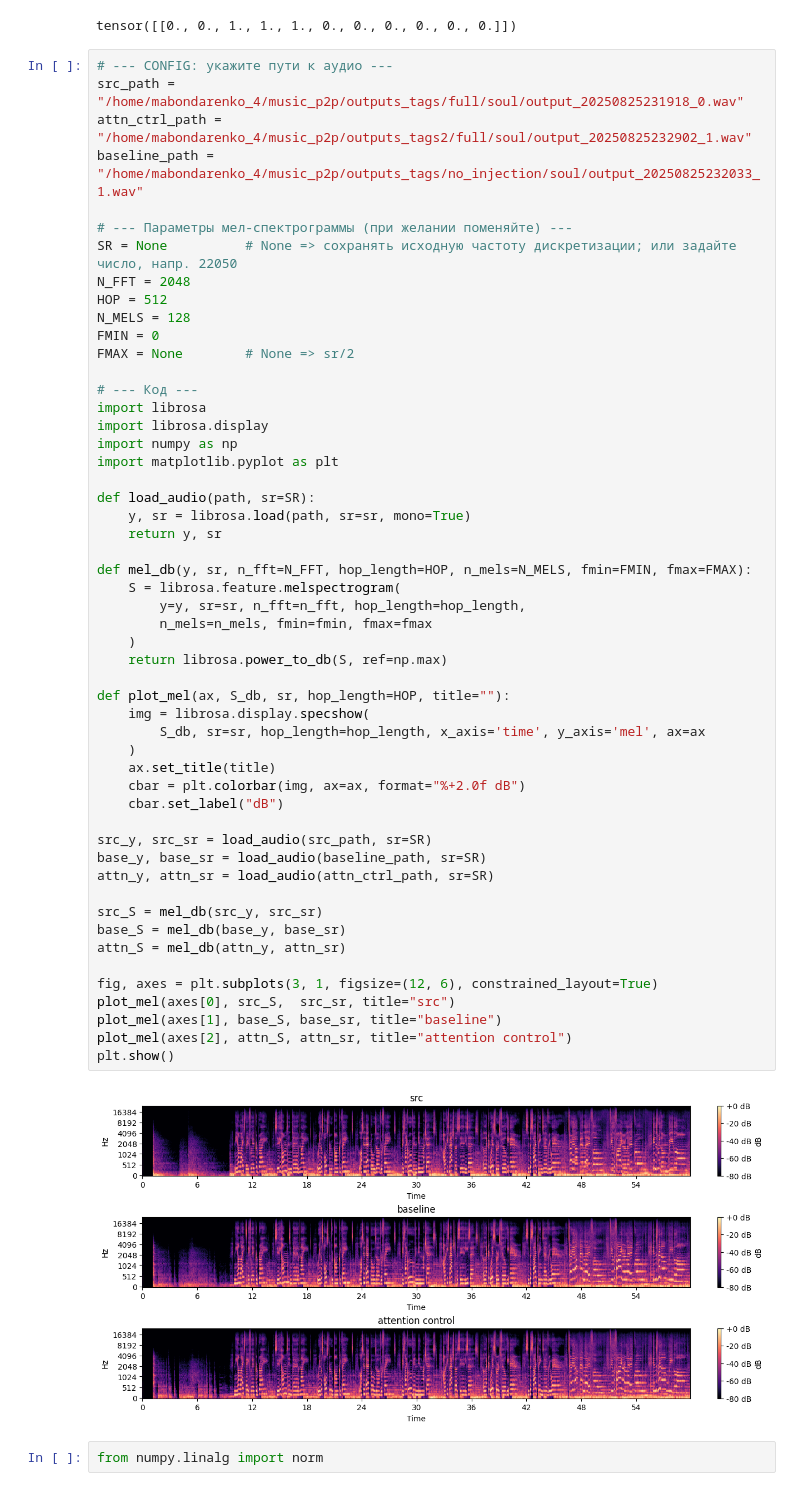
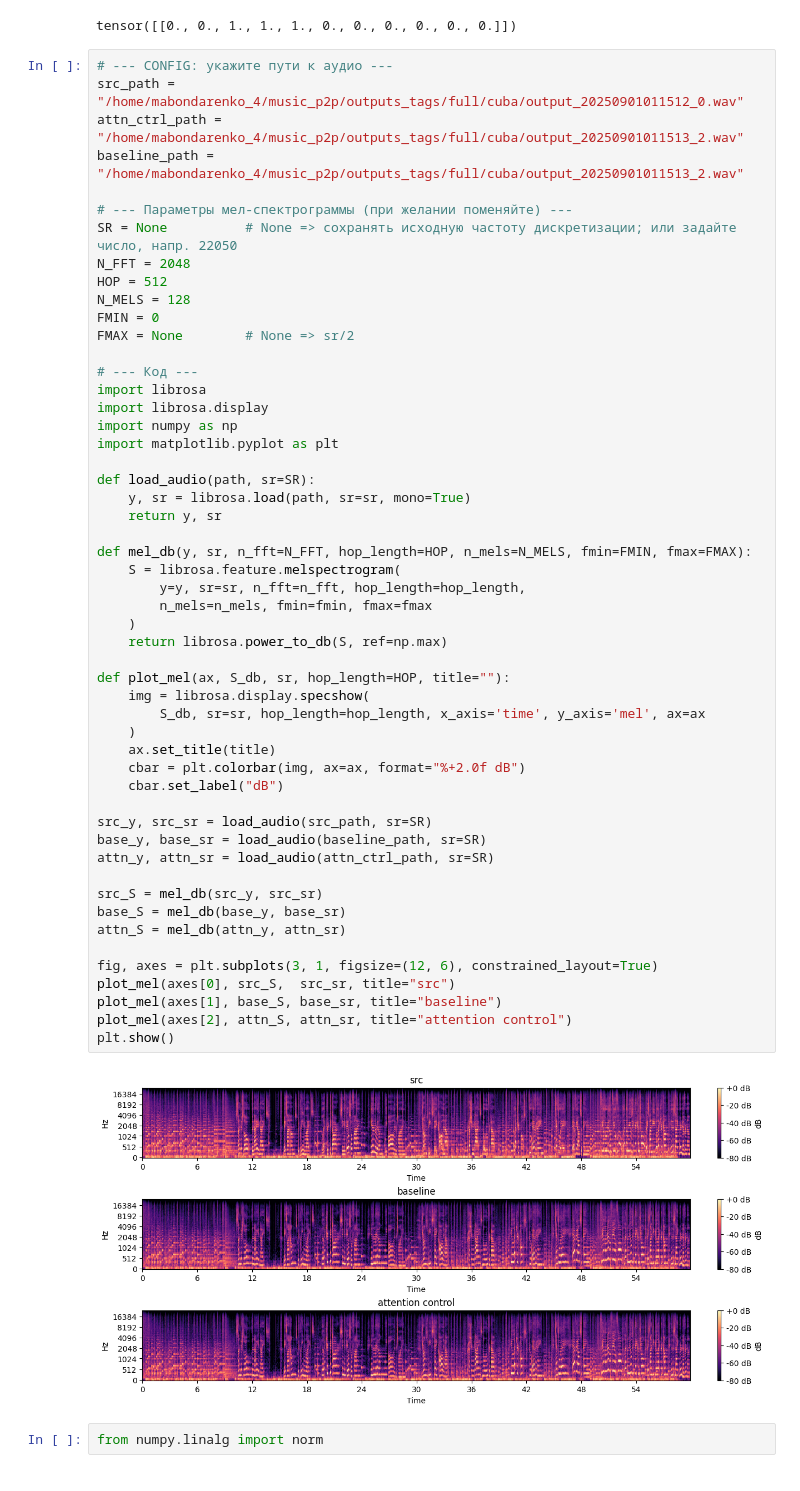
Before and after one commit to markunya/music_p2p, a Jupyter notebook: tags_replacement_exp.ipynb, the cells around one changed output. Drawn from its saved outputs; the diff is of its cells as text.

Commit message:
baseline in same batch

```diff
--- a/tags_replacement_exp.ipynb
+++ b/tags_replacement_exp.ipynb
@@ -94,9 +94,9 @@ get_tags_replacement_mapper([tags_src, tags_tgt], text_tokenizer)[1]
 tensor([[0., 0., 1., 1., 1., 0., 0., 0., 0., 0., 0.]])
 # %%
 # --- CONFIG: укажите пути к аудио ---
-src_path = "/home/mabondarenko_4/music_p2p/outputs_tags/full/soul/output_20250825231918_0.wav"
-attn_ctrl_path = "/home/mabondarenko_4/music_p2p/outputs_tags2/full/soul/output_20250825232902_1.wav"
-baseline_path = "/home/mabondarenko_4/music_p2p/outputs_tags/no_injection/soul/output_20250825232033_1.wav"
+src_path = "/home/mabondarenko_4/music_p2p/outputs_tags/full/cuba/output_20250901011512_0.wav"
+attn_ctrl_path = "/home/mabondarenko_4/music_p2p/outputs_tags/full/cuba/output_20250901011513_2.wav"
+baseline_path = "/home/mabondarenko_4/music_p2p/outputs_tags/full/cuba/output_20250901011513_2.wav"
 
 # --- Параметры мел-спектрограммы (при желании поменяйте) ---
 SR = None          # None => сохранять исходную частоту дискретизации; или задайте число, напр. 22050
@@ -118,34 +118,34 @@ def load_audio(path, sr=SR):
 
 def mel_db(y, sr, n_fft=N_FFT, hop_length=HOP, n_mels=N_MELS, fmin=FMIN, fmax=FMAX):
     S = librosa.feature.melspectrogram(
         y=y, sr=sr, n_fft=n_fft, hop_length=hop_length,
         n_mels=n_mels, fmin=fmin, fmax=fmax
     )
     return librosa.power_to_db(S, ref=np.max)
 
 def plot_mel(ax, S_db, sr, hop_length=HOP, title=""):
     img = librosa.display.specshow(
         S_db, sr=sr, hop_length=hop_length, x_axis='time', y_axis='mel', ax=ax
     )
     ax.set_title(title)
     cbar = plt.colorbar(img, ax=ax, format="%+2.0f dB")
     cbar.set_label("dB")
 
 src_y, src_sr = load_audio(src_path, sr=SR)
 base_y, base_sr = load_audio(baseline_path, sr=SR)
 attn_y, attn_sr = load_audio(attn_ctrl_path, sr=SR)
 
 src_S = mel_db(src_y, src_sr)
 base_S = mel_db(base_y, base_sr)
 attn_S = mel_db(attn_y, attn_sr)
 
 fig, axes = plt.subplots(3, 1, figsize=(12, 6), constrained_layout=True)
 plot_mel(axes[0], src_S,  src_sr, title="src")
 plot_mel(axes[1], base_S, base_sr, title="baseline")
 plot_mel(axes[2], attn_S, attn_sr, title="attention control")
 plt.show()
 # %% [output]
-[figure, old version]
+[figure, new version]
 # %%
 from numpy.linalg import norm
 # %%
```
Also changed, not shown: 4 other files.
